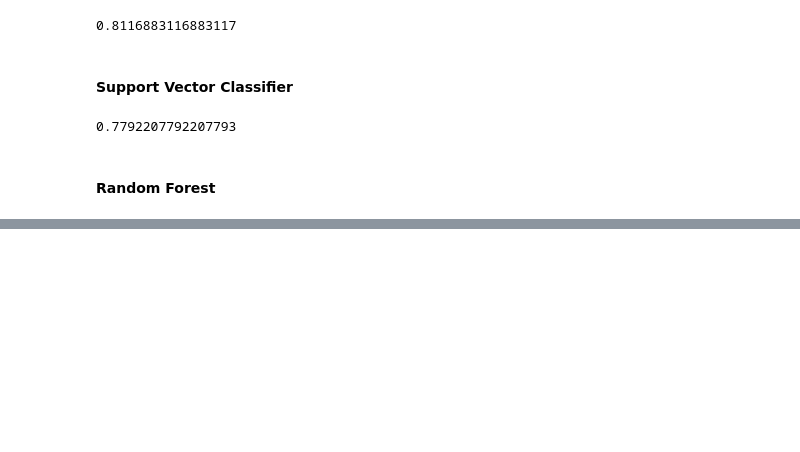
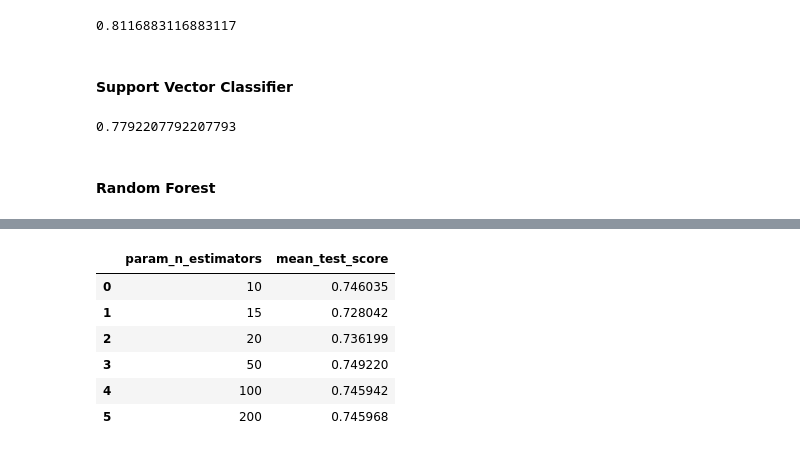
Before and after one commit to buriihenry/Predicting-Diabetes, a Jupyter notebook: Diabetes Prediction.ipynb, the cells around one changed output, grey strips where cells are left out. Cells and saved outputs as stored; diff of their text form; code cells hidden in the pictures; blank space fills up the shorter version.

```diff
--- a/Diabetes Prediction.ipynb
+++ b/Diabetes Prediction.ipynb
@@ -246,0 +265,19 @@ NameError: name 'y_pred_rfc' is not defined
+# %%
+from sklearn import ensemble
+from sklearn.model_selection import GridSearchCV
+clf = GridSearchCV(ensemble.RandomForestClassifier(criterion='gini'),
+                   {'n_estimators': [10,15,20,50,100,200]},cv=5)
+
+clf.fit(x_train,y_train)
+clf.cv_results_
+clf_df = pd.DataFrame(clf.cv_results_)
+clf_df = clf_df[['param_n_estimators','mean_test_score']]
+clf_df
+# %% [output]
+|  | param_n_estimators | mean_test_score |
+| 0 | 10 | 0.746035 |
+| 1 | 15 | 0.728042 |
+| 2 | 20 | 0.736199 |
+| 3 | 50 | 0.749220 |
+| 4 | 100 | 0.745942 |
+| 5 | 200 | 0.745968 |
```
Also changed, not shown: parts of 10 cells of this notebook.
